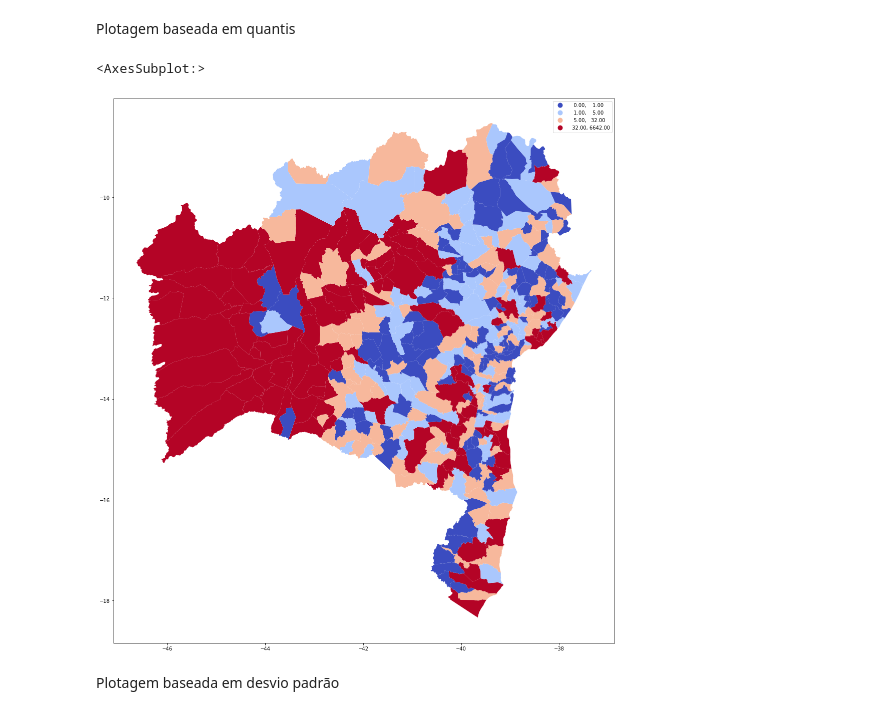
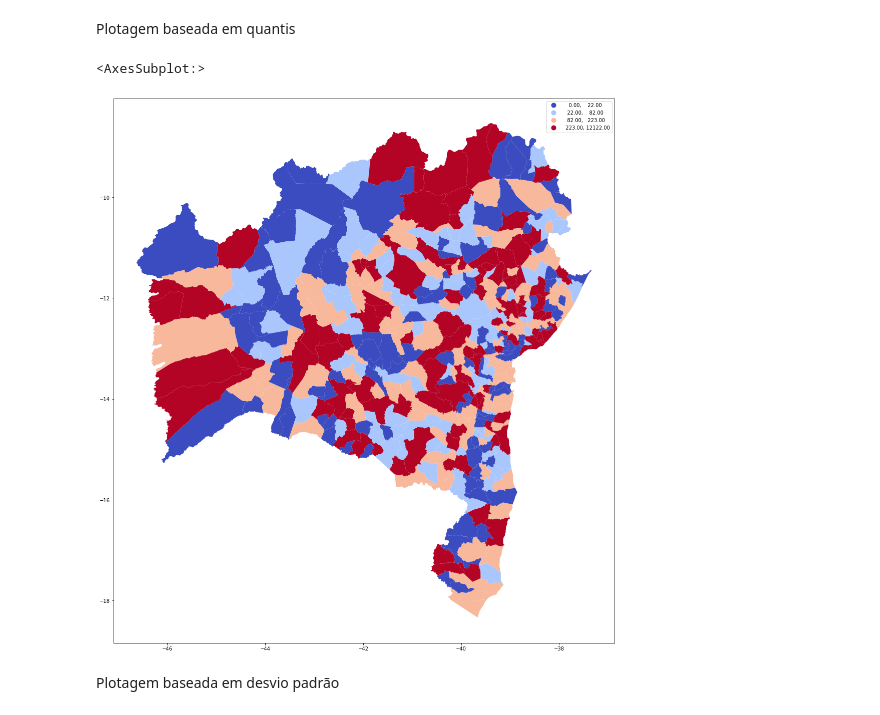
Before and after one commit to MatBrands/Modelagem-ArboBA, a Jupyter notebook: georef/qgis.ipynb, the cells around one changed output. Cells and saved outputs as stored; diff of their text form; code cells hidden in the pictures.

```diff
--- a/georef/qgis.ipynb
+++ b/georef/qgis.ipynb
@@ -6,20 +8,33 @@ import matplotlib.pyplot as plt
+# %%
+arbo_v = "dengue"
+# arbo_v = "chikungunya"
+# arbo_v = "zika"
+
+ano_plotado = 2020
 # %%
 map = "./Map/Map.shp"
-dados = "../scr/casos_municipio.csv"
+
+if arbo_v == "dengue":
+    anos = 10
+else:
+    anos = 5
+dados = f"../scr/{arbo_v}/casos_municipio_{anos}.csv"
 
 bahia = geopandas.read_file(map)
 
+bahia = bahia.rename(columns={"MUNICIPIO": "Município"})
+
 df = pd.read_csv(dados)
 df = df.drop(columns="Unnamed: 0")
-df.iloc[:, 2] = df.iloc[:, 2].astype('int')
-df = df.rename(columns={df.columns[2]: "Casos"})
 # %%
-bahia["Casos"] = 0
+for i in range (1, anos+2):
+    bahia[f"{df.columns[1:][i]}"] = 0
 
 for i in range (len(bahia)):
     for j in range (len(df)):
-        if bahia.loc[i, "MUNICIPIO"] == df.loc[j, "Município"]:
-            bahia.loc[i, "Casos"] = df.loc[j, "Casos"]
+        if bahia.loc[i, "Município"] == df.loc[j, "Município"]:
+            for k in range(1, anos+2):
+                bahia.loc[i, f"{df.columns[1:][k]}"] = df.loc[j, f"{df.columns[1:][k]}"]
 # %%
 plt.rcParams["figure.figsize"] = (10, 10)
 # %%
@@ -56,10 +79,10 @@ bahia.plot(column='Casos', cmap='coolwarm', linewidth=1, legend=True)
 # %% [markdown]
 Plotagem baseada em quantis
 # %%
-bahia.plot(column='Casos', scheme='quantiles', k=4, cmap='coolwarm', linewidth=1, legend=True)
+bahia.plot(column=f"{ano_plotado}", scheme='quantiles', k=4, cmap='coolwarm', linewidth=1, legend=True)
 # %% [output]
 <AxesSubplot:>
-[figure, old version]
+[figure, new version]
 # %% [markdown]
 Plotagem baseada em desvio padrão
 # %%
```
Also changed, not shown: parts of 8 cells of this notebook, 1 other file.
